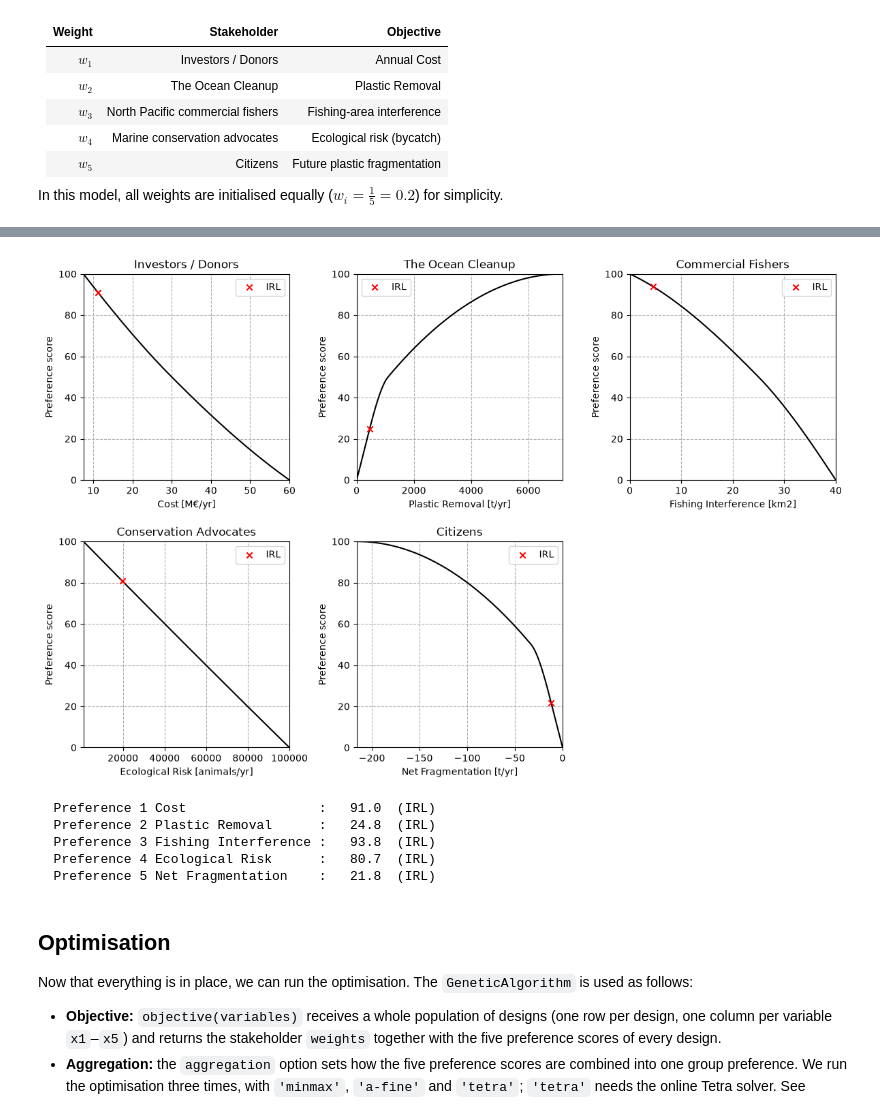
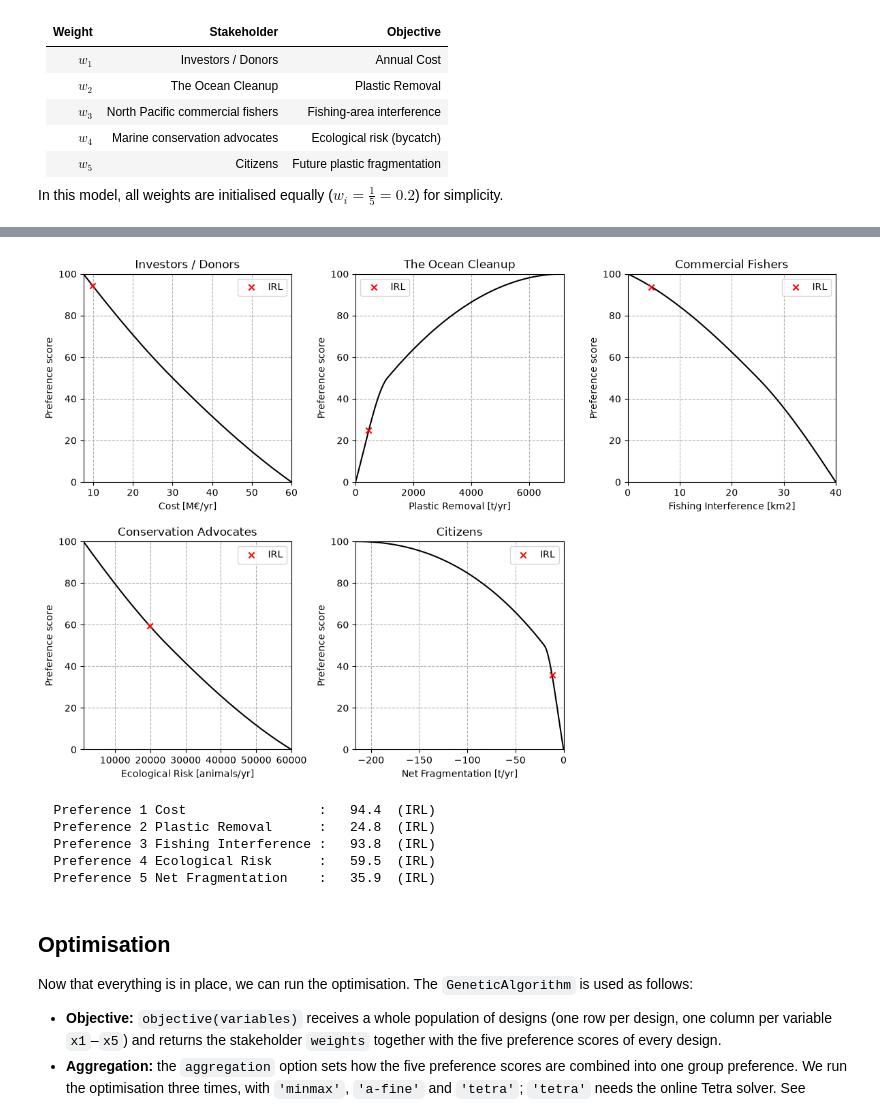
Before and after one commit to LeoLoze/-The_Ocean_CleanUp_System_03-, a Jupyter notebook: Civil-Engineering-Systems-Design-main/Our project/OceanCleanup_System03.ipynb, the cells around one changed output, grey strips where cells are left out. Cells and saved outputs as stored; diff of their text form; code cells hidden in the pictures.

Commit message:
implementation of weights after and prefs after

```diff
--- a/Civil-Engineering-Systems-Design-main/Our project/OceanCleanup_System03.ipynb
+++ b/Civil-Engineering-Systems-Design-main/Our project/OceanCleanup_System03.ipynb
@@ -241,7 +243,7 @@ plastic_size_char = 50      # characteristic size of the plastic size distributi
 charter_cost      = 7.5e6   # fixed cost per system: two vessels + crew per year [EUR/yr] - The Ocean Cleanup (2024)
 material_cost     = 150     # barrier / skirt material cost per m2 of skirt [EUR/m2] - Cleaner Ocean Foundation (2023)
 barrier_lifetime  = 5       # lifetime of the barrier, used to annualise material cost [yr] - Tanis (2016)
-drag_coeff        = 1.2    # drag coefficient of the porous barrier/skirt [-] (below 1.0 of a solid flat plate)
+drag_coeff        = 0.7     # effective drag coefficient of the towed system, on depth x span [-] - calibrated on Gonzalez Jimenez et al. (2023)
 prop_efficiency   = 0.6     # propulsion efficiency of the towing vessels [-] - Saettone et al. (2021)
 fuel_cost         = 0.25    # fuel cost per kWh of delivered towing energy [EUR/kWh]
 
@@ -442,13 +457,13 @@ prefs_before = [[[7.5, 30, 60],             [100, 50, 0]],          # preference
                 [[1e3, 5e4, 1e5],       [100, 50, 0]],          # preference ecological risk (bycatch) [animals/yr]
                 [[-216, -33, 0],            [100, 50, 0]]]          # preference future plastic fragmentation, net [t/yr]
 
-pref_after = [[[7.5, 30, 60],               [100, 50, 0]],          # update after the stakeholder game
-              [[0, 1100, 7200],             [0, 50, 100]],
-              [[0, 25, 40],                 [100, 50, 0]],
-              [[1e3, 5e4, 1e5],         [100, 50, 0]],
-              [[-216, -33, 0],              [100, 50, 0]]]
+pref_after = [[[7.5, 30, 60],               [100, 50, 0]],          # after the stakeholder game: cost unchanged
+              [[0, 1100, 7200],             [0, 50, 100]],          # plastic removal unchanged
+              [[0, 25, 40],                 [100, 50, 0]],          # fishing-area interference unchanged
+              [[1e3, 2.5e4, 6e4],           [100, 50, 0]],          # ecological risk stricter: halfway at about today's bycatch, unacceptable at 3x today
+              [[-216, -20, 0],              [100, 50, 0]]]          # net fragmentation: citizens are halfway satisfied sooner
 
-prefs = prefs_before  # set to which preferences to use
+prefs = pref_after  # set to which preferences to use (prefs_before goes with weights_before, pref_after with weights_after)
 
 
 # Maps an objective value onto a 0-100 preference score.
@@ -520,39 +535,39 @@ def pref_func_5(x1, x2, x3, x4, x5):
 pref_funcs = [pref_func_1, pref_func_2, pref_func_3, pref_func_4, pref_func_5]  # list of preference functions for easier handling
 
 # Preference scores of the reference design
 for i, (pf, (_, name, _, _)) in enumerate(zip(pref_funcs, objectives), 1):
     print(f"  Preference {i} {name:<21}: {float(pf(*X_irl)):6.1f}  (IRL)")
 
 
 def objective(variables):
     """
     Objective function that is fed to the GA. Calles the separate preference functions that are declared above.
 
     :param variables: array with design variable values per member of the population. Can be split by using array
     slicing
     :return: 1D-array with aggregated preference scores for the members of the population.
     """
     x1 = variables[:, 0]
     x2 = variables[:, 1]
     x3 = variables[:, 2]
     x4 = variables[:, 3]
     x5 = variables[:, 4]
 
     # calculate the preference scores
     p_1 = pref_func_1(x1, x2, x3, x4, x5)
     p_2 = pref_func_2(x1, x2, x3, x4, x5)
     p_3 = pref_func_3(x1, x2, x3, x4, x5)
     p_4 = pref_func_4(x1, x2, x3, x4, x5)
     p_5 = pref_func_5(x1, x2, x3, x4, x5)
 
     return weights, [p_1, p_2, p_3, p_4, p_5]
 # %% [output]
-[figure, old version]
+[figure, new version]
-  Preference 1 Cost                 :   91.0  (IRL)
+  Preference 1 Cost                 :   94.4  (IRL)
   Preference 2 Plastic Removal      :   24.8  (IRL)
   Preference 3 Fishing Interference :   93.8  (IRL)
-  Preference 4 Ecological Risk      :   80.7  (IRL)
-  Preference 5 Net Fragmentation    :   21.8  (IRL)
+  Preference 4 Ecological Risk      :   59.5  (IRL)
+  Preference 5 Net Fragmentation    :   35.9  (IRL)
 # %% [markdown]
 ## Optimisation
 
```
Also changed, not shown: parts of 6 cells of this notebook, 4 other files.
